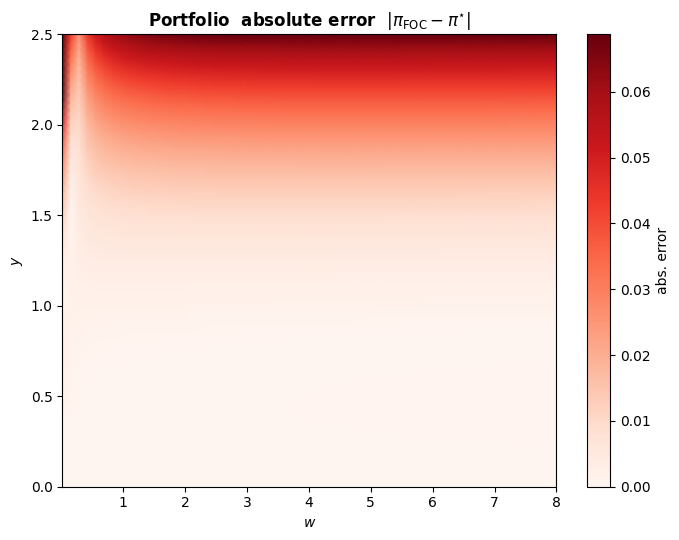
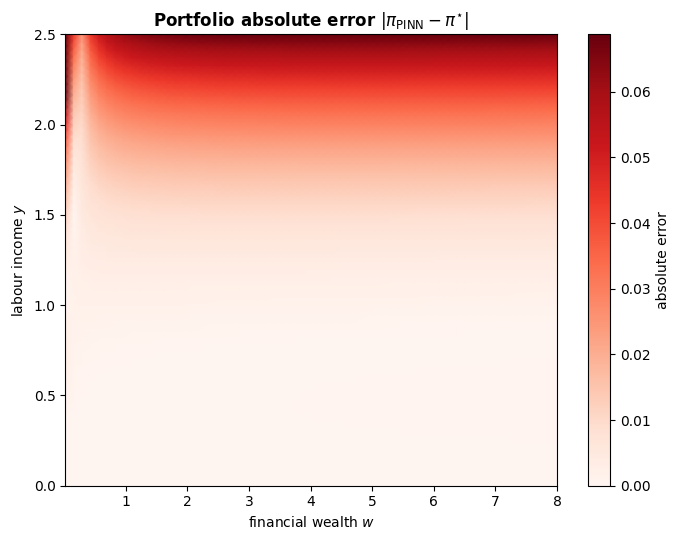
The change to this notebook cell's code, shown as a diff; its figure went from the first image to the second:
--- before
+++ after
@@ -22,10 +22,11 @@
 im = ax.pcolormesh(W_np, Y_np, abs_err_pi,
                    cmap='Reds', shading='gouraud', vmin=0, vmax=vmax_pi)
-ax.set_xlabel('$w$'); ax.set_ylabel('$y$')
-ax.set_title(r'Portfolio  absolute error  $|\pi_{\mathrm{FOC}}-\pi^{\star}|$',
+ax.set_xlabel('financial wealth $w$'); ax.set_ylabel('labour income $y$')
+ax.set_title(r'Portfolio absolute error $|\pi_{\mathrm{PINN}}-\pi^{\star}|$',
              fontsize=12, fontweight='bold')
-fig.colorbar(im, ax=ax, label='abs. error')
+fig.colorbar(im, ax=ax, label='absolute error')
 
 plt.tight_layout()
+plt.savefig('Results_CRRA_homo/absolute-pi-error.png', dpi=150, bbox_inches='tight')
 plt.show()
 
@@ -34,4 +35,5 @@
 pi_scale_max  = np.abs(pi_star).max()
 pi_scale_mean = np.abs(pi_star).mean()
+pi_scale_min  = np.abs(pi_star).min()
 rel_L2_pi     = np.sqrt((abs_err_pi**2).mean()) / np.sqrt((pi_star**2).mean())
 
@@ -41,4 +43,7 @@
 print(f'  max |π*| on the grid    = {pi_scale_max:.4f}')
 print(f'  mean |π*| on the grid   = {pi_scale_mean:.4f}')
+print(f'  min  |π*| on the grid    = {pi_scale_min:.4e}')
 print(f'  max-error / max-|π*|    = {abs_err_pi.max() / pi_scale_max:.2%}')
 print(f'  relative L²             = {rel_L2_pi:.2%}    ← global accuracy summary')
+
+

Commit: Add files via upload